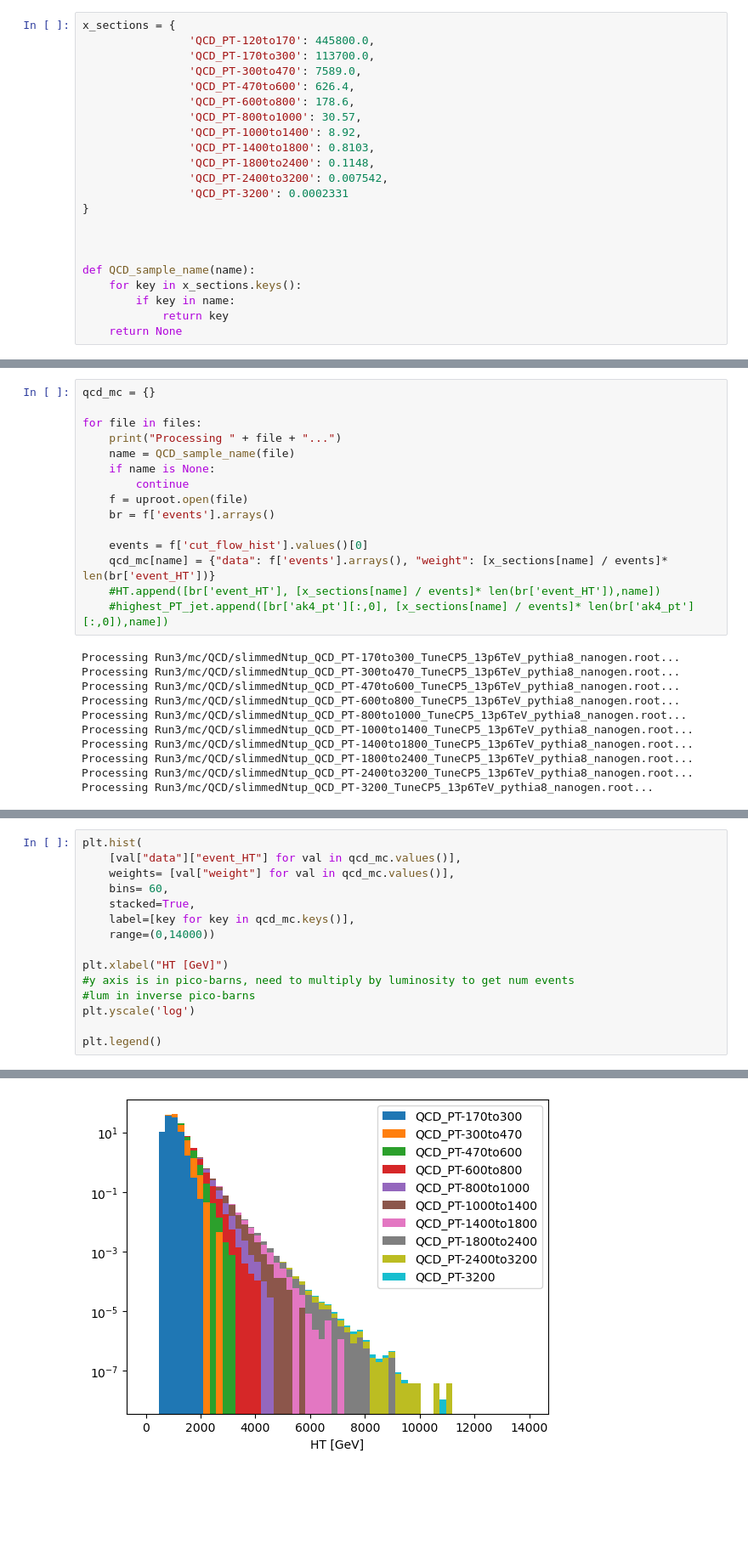
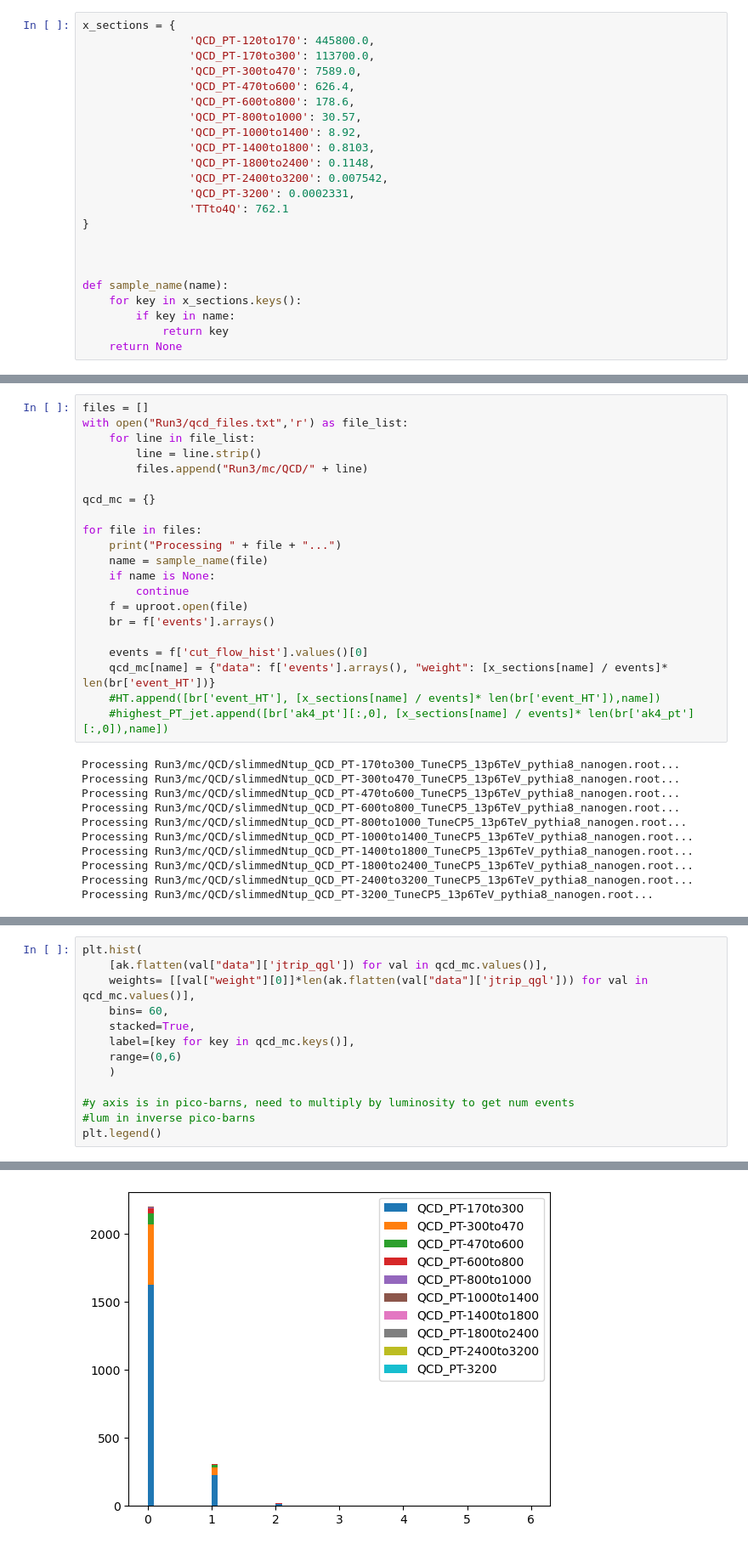
Before and after one commit to akanugan/MultiJets, a Jupyter notebook: run3_analyzer.ipynb, the cells around one changed output, grey strips where cells are left out. Shown at 85% size. Saved outputs shown, nothing was run; the diff lists cells and outputs as text; blank space fills up the shorter version.

```diff
--- a/run3_analyzer.ipynb
+++ b/run3_analyzer.ipynb
@@ -17,12 +17,13 @@ x_sections = {
                 'QCD_PT-1400to1800': 0.8103,
                 'QCD_PT-1800to2400': 0.1148,
                 'QCD_PT-2400to3200': 0.007542,
-                'QCD_PT-3200': 0.0002331
+                'QCD_PT-3200': 0.0002331,
+                'TTto4Q': 762.1
 }
 
 
 
-def QCD_sample_name(name):
+def sample_name(name):
     for key in x_sections.keys():
         if key in name:
             return key
@@ -36,9 +31,15 @@ with open("Run3/qcd_files.txt",'r') as file_list:
 # %%
+files = []
+with open("Run3/qcd_files.txt",'r') as file_list:
+    for line in file_list:
+        line = line.strip()
+        files.append("Run3/mc/QCD/" + line)
+
 qcd_mc = {}
 
 for file in files:
     print("Processing " + file + "...")
-    name = QCD_sample_name(file)
+    name = sample_name(file)
     if name is None:
         continue
     f = uproot.open(file)
@@ -75,20 +150,18 @@ Processing Run3/mc/QCD/slimmedNtup_QCD_PT-3200_TuneCP5_13p6TeV_pythia8_nanogen.r
 # %%
 plt.hist(
-    [val["data"]["event_HT"] for val in qcd_mc.values()],
-    weights= [val["weight"] for val in qcd_mc.values()],
+    [ak.flatten(val["data"]['jtrip_qgl']) for val in qcd_mc.values()],
+    weights= [[val["weight"][0]]*len(ak.flatten(val["data"]['jtrip_qgl'])) for val in qcd_mc.values()],
     bins= 60,
     stacked=True,
     label=[key for key in qcd_mc.keys()],
-    range=(0,14000))
+    range=(0,6)
+    )
 
-plt.xlabel("HT [GeV]")
 #y axis is in pico-barns, need to multiply by luminosity to get num events
 #lum in inverse pico-barns
-plt.yscale('log')
-
 plt.legend()
 # %% [output]
 <matplotlib.legend.Legend at 0x...>
-[figure, old version]
+[figure, new version]
 # %%
 plt.hist(
```
Also changed, not shown: parts of 11 cells of this notebook.
